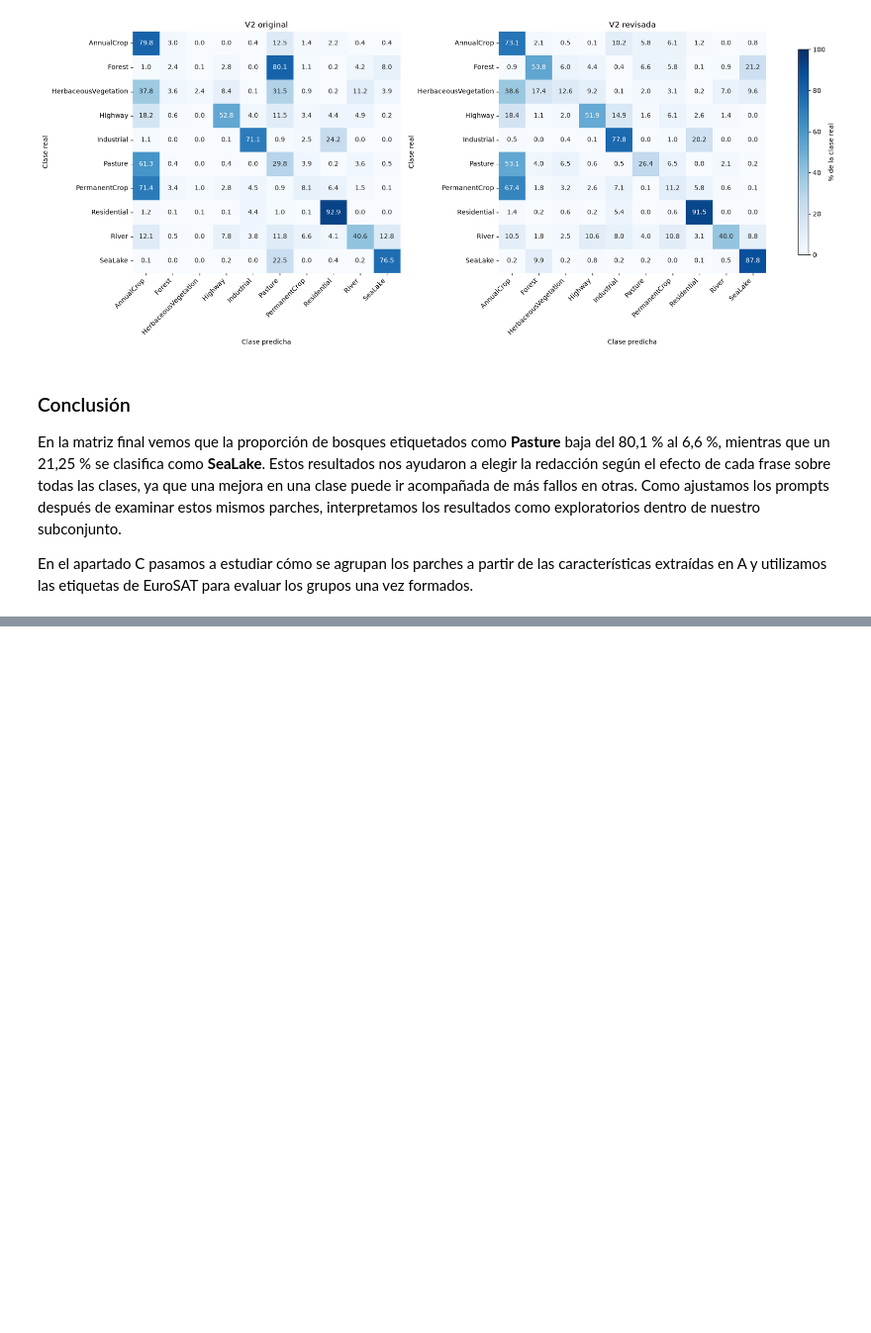
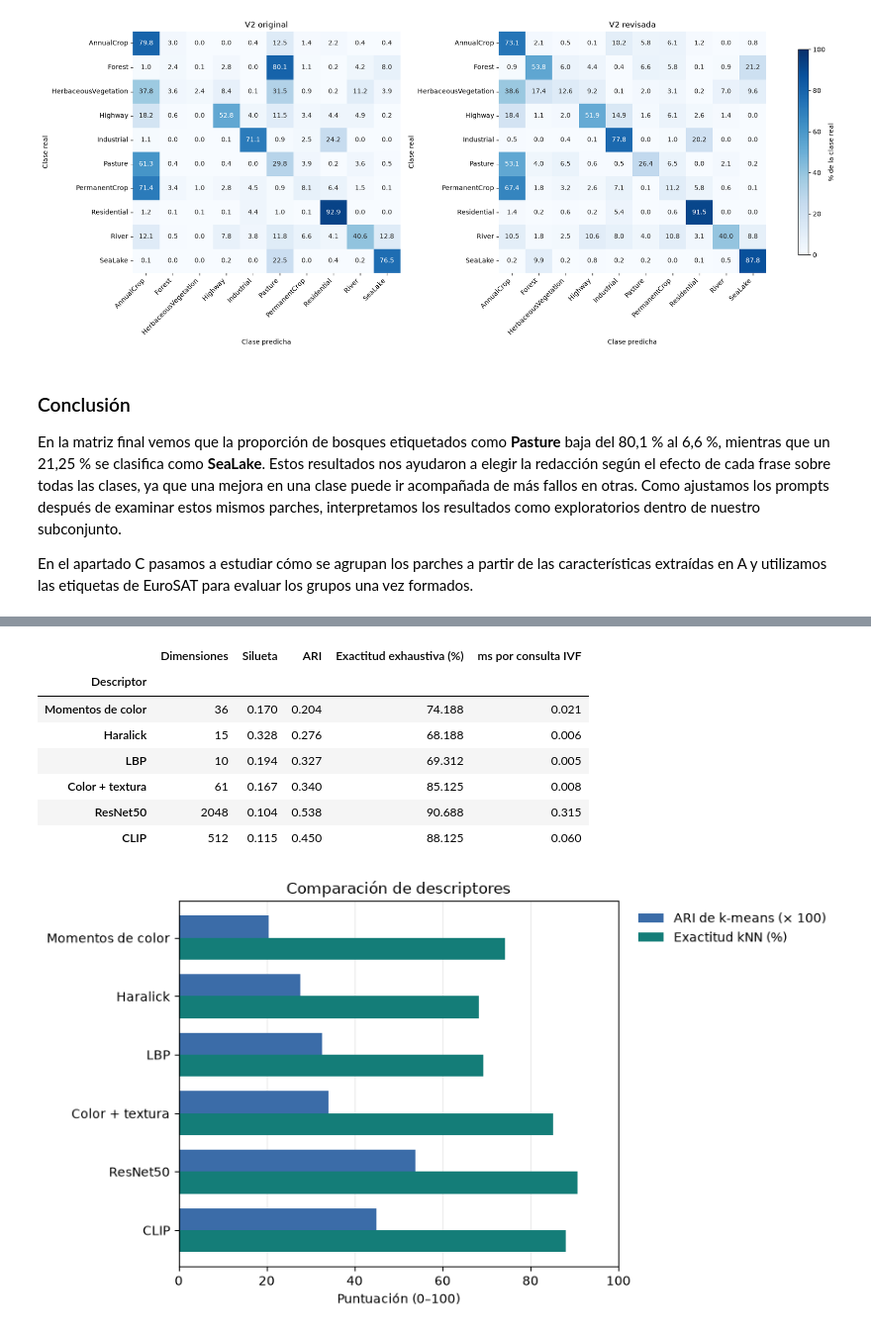
Before and after one commit to anton-p0g/Proyecto-AAPI, a Jupyter notebook: Ojo_en_orbita.ipynb, the cells around one changed output, grey strips where cells are left out. Shown at 99% size. Drawn from its saved outputs; the diff is of its cells as text; code cells hidden in the pictures; blank space fills up the shorter version.

```diff
--- a/Ojo_en_orbita.ipynb
+++ b/Ojo_en_orbita.ipynb
@@ -1043,0 +1253,38 @@ En el apartado C pasamos a estudiar cómo se agrupan los parches a partir de las
+# %%
+descriptor_comparison = clustering_results.join(
+    knn_results[["Exactitud exhaustiva (%)", "ms por consulta IVF"]]
+)
+display(descriptor_comparison.round(3))
+
+chart_data = pd.DataFrame({
+    "ARI de k-means (× 100)": 100 * descriptor_comparison["ARI"],
+    "Exactitud kNN (%)": descriptor_comparison["Exactitud exhaustiva (%)"],
+})
+
+ax = chart_data.plot.barh(
+    figsize=(9, 5),
+    color=["#3B6CA8", "#147D78"],
+    width=0.75,
+)
+
+ax.invert_yaxis()
+ax.set_title("Comparación de descriptores")
+ax.set_xlabel("Puntuación (0–100)")
+ax.set_ylabel("")
+ax.set_xlim(0, 100)
+ax.set_axisbelow(True)
+ax.grid(axis="x", alpha=0.25)
+ax.legend(loc="upper left", bbox_to_anchor=(1.02, 1), frameon=False)
+
+plt.tight_layout()
+plt.show()
+# %% [output]
+|  | Dimensiones | Silueta | ARI | Exactitud exhaustiva (%) | ms por consulta IVF |
+| Descriptor |  |  |  |  |  |
+| Momentos de color | 36 | 0.170 | 0.204 | 74.188 | 0.021 |
+| Haralick | 15 | 0.328 | 0.276 | 68.188 | 0.006 |
+| LBP | 10 | 0.194 | 0.327 | 69.312 | 0.005 |
+| Color + textura | 61 | 0.167 | 0.340 | 85.125 | 0.008 |
+| ResNet50 | 2048 | 0.104 | 0.538 | 90.688 | 0.315 |
+| CLIP | 512 | 0.115 | 0.450 | 88.125 | 0.060 |
+[figure, added]
```
Also changed, not shown: parts of 25 cells of this notebook, 2 other files.
